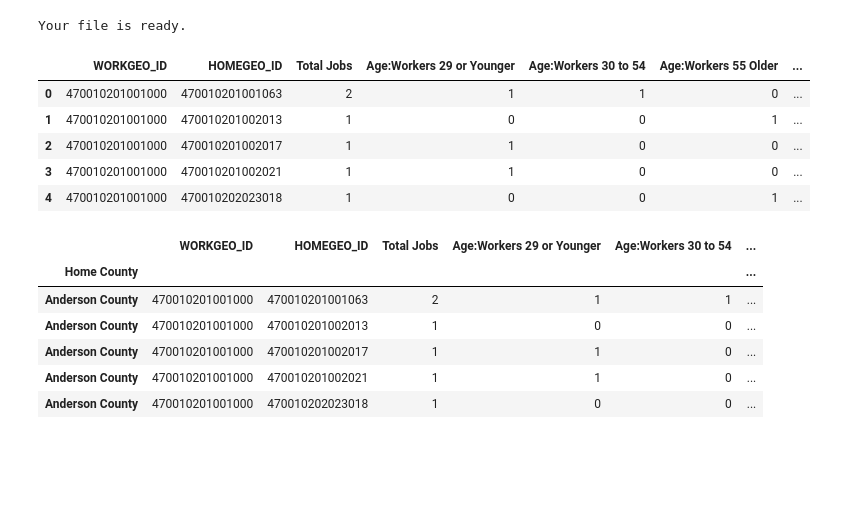
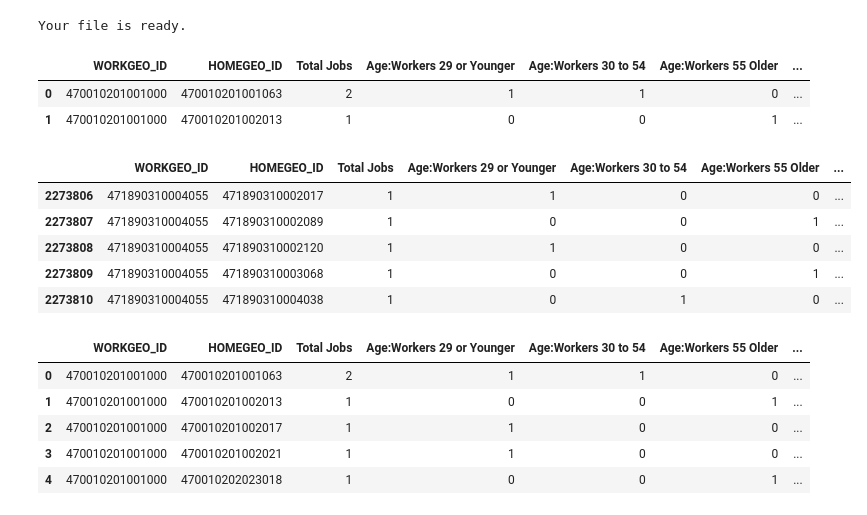
Before and after one commit to Greater-Nashville-Regional-Council/GNRC-Data-Integration, a Jupyter notebook: Notebooks/1. API Pulls/LEHD.ipynb, the cells around one changed output. Cells and saved outputs as stored; diff of their text form; code cells hidden in the pictures; blank space fills up the shorter version.

```diff
--- a/Notebooks/1. API Pulls/LEHD.ipynb
+++ b/Notebooks/1. API Pulls/LEHD.ipynb
@@ -456,11 +463,8 @@ odcols = {'h_geocode': 'HOMEGEO_ID', 'w_geocode': 'WORKGEO_ID', 'S000': 'Total J
 # %%
 od.rename(columns = odcols, inplace = True)
 # %%
-od.head()
+od.head(2)
 # %% [output]
 |  | WORKGEO_ID | HOMEGEO_ID | Total Jobs | Age:Workers 29 or Younger | Age:Workers 30 to 54 | Age:Workers 55 Older | ... |
 | 0 | 470010201001000 | 470010201001063 | 2 | 1 | 1 | 0 | ... |
 | 1 | 470010201001000 | 470010201002013 | 1 | 0 | 0 | 1 | ... |
-| 2 | 470010201001000 | 470010201002017 | 1 | 1 | 0 | 0 | ... |
-| 3 | 470010201001000 | 470010201002021 | 1 | 1 | 0 | 0 | ... |
-| 4 | 470010201001000 | 470010202023018 | 1 | 0 | 0 | 1 | ... |
@@ -521,10 +523,9 @@ od = od.drop(columns = 'createdate')
 # %%
-od.head()
+od.tail()
 # %% [output]
-|  | WORKGEO_ID | HOMEGEO_ID | Total Jobs | Age:Workers 29 or Younger | Age:Workers 30 to 54 | ... |
-| Home County |  |  |  |  |  | ... |
-| Anderson County | 470010201001000 | 470010201001063 | 2 | 1 | 1 | ... |
-| Anderson County | 470010201001000 | 470010201002013 | 1 | 0 | 0 | ... |
-| Anderson County | 470010201001000 | 470010201002017 | 1 | 1 | 0 | ... |
-| Anderson County | 470010201001000 | 470010201002021 | 1 | 1 | 0 | ... |
-| Anderson County | 470010201001000 | 470010202023018 | 1 | 0 | 0 | ... |
+|  | WORKGEO_ID | HOMEGEO_ID | Total Jobs | Age:Workers 29 or Younger | Age:Workers 30 to 54 | Age:Workers 55 Older | ... |
+| 2273806 | 471890310004055 | 471890310002017 | 1 | 1 | 0 | 0 | ... |
+| 2273807 | 471890310004055 | 471890310002089 | 1 | 0 | 0 | 1 | ... |
+| 2273808 | 471890310004055 | 471890310002120 | 1 | 1 | 0 | 0 | ... |
+| 2273809 | 471890310004055 | 471890310003068 | 1 | 0 | 0 | 1 | ... |
+| 2273810 | 471890310004055 | 471890310004038 | 1 | 0 | 1 | 0 | ... |
@@ -542,0 +534,9 @@ od.to_csv('../../Outputs/od.csv', index = False)
+# %%
+od.head()
+# %% [output]
+|  | WORKGEO_ID | HOMEGEO_ID | Total Jobs | Age:Workers 29 or Younger | Age:Workers 30 to 54 | Age:Workers 55 Older | ... |
+| 0 | 470010201001000 | 470010201001063 | 2 | 1 | 1 | 0 | ... |
+| 1 | 470010201001000 | 470010201002013 | 1 | 0 | 0 | 1 | ... |
+| 2 | 470010201001000 | 470010201002017 | 1 | 1 | 0 | 0 | ... |
+| 3 | 470010201001000 | 470010201002021 | 1 | 1 | 0 | 0 | ... |
+| 4 | 470010201001000 | 470010202023018 | 1 | 0 | 0 | 1 | ... |
```
Also changed, not shown: parts of 48 cells of this notebook, 37 other files.
